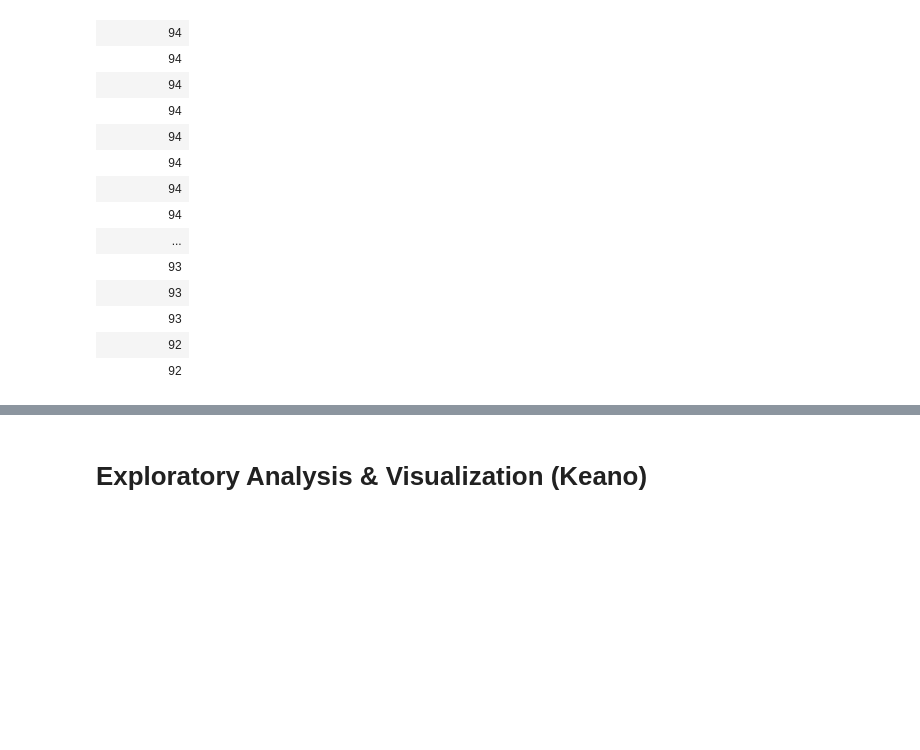
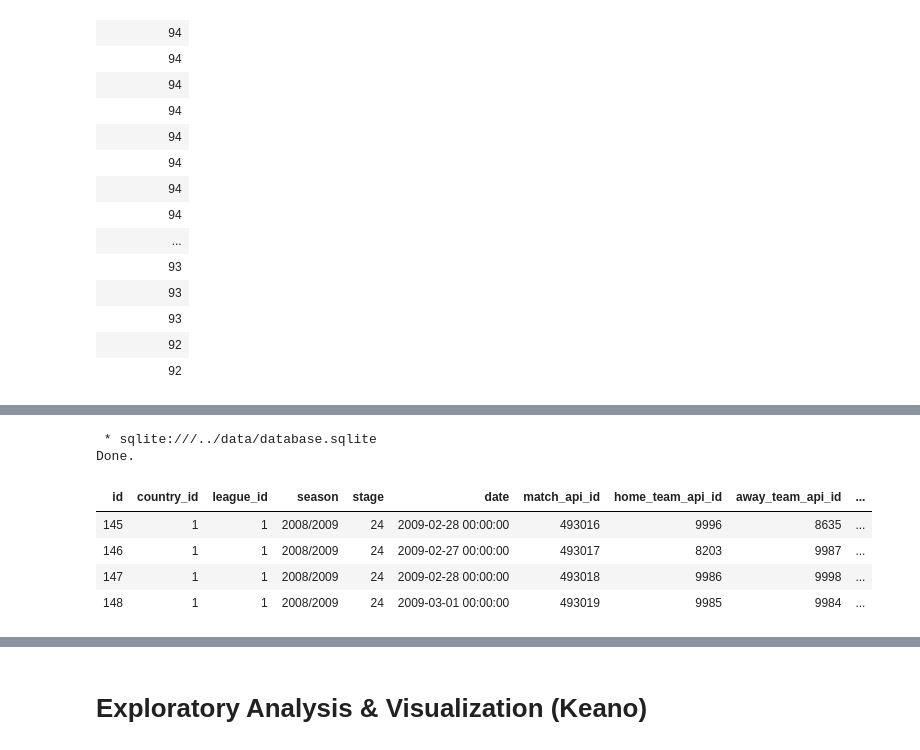
Before and after one commit to gwilli95/European_Soccer_EDA_XGBoost_Pipeline, a Jupyter notebook: notebooks/soccer_eda.ipynb, the cells around one changed output, grey strips where cells are left out. Drawn from its saved outputs; the diff is of its cells as text; code cells hidden in the pictures; blank space fills up the shorter version.

```diff
--- a/notebooks/soccer_eda.ipynb
+++ b/notebooks/soccer_eda.ipynb
@@ -139,0 +203,12 @@ Done.
+# %%
+%%sql
+-- What do these values such as "home_player_X5" mean?
+SELECT * FROM Match WHERE home_player_X1 IS NOT NULL LIMIT 4;
+# %% [output]
+ * sqlite:///../data/database.sqlite
+Done.
+| id | country_id | league_id | season | stage | date | match_api_id | home_team_api_id | away_team_api_id | ... |
+| 145 | 1 | 1 | 2008/2009 | 24 | 2009-02-28 00:00:00 | 493016 | 9996 | 8635 | ... |
+| 146 | 1 | 1 | 2008/2009 | 24 | 2009-02-27 00:00:00 | 493017 | 8203 | 9987 | ... |
+| 147 | 1 | 1 | 2008/2009 | 24 | 2009-02-28 00:00:00 | 493018 | 9986 | 9998 | ... |
+| 148 | 1 | 1 | 2008/2009 | 24 | 2009-03-01 00:00:00 | 493019 | 9985 | 9984 | ... |
```
Also changed, not shown: parts of 7 cells of this notebook.
